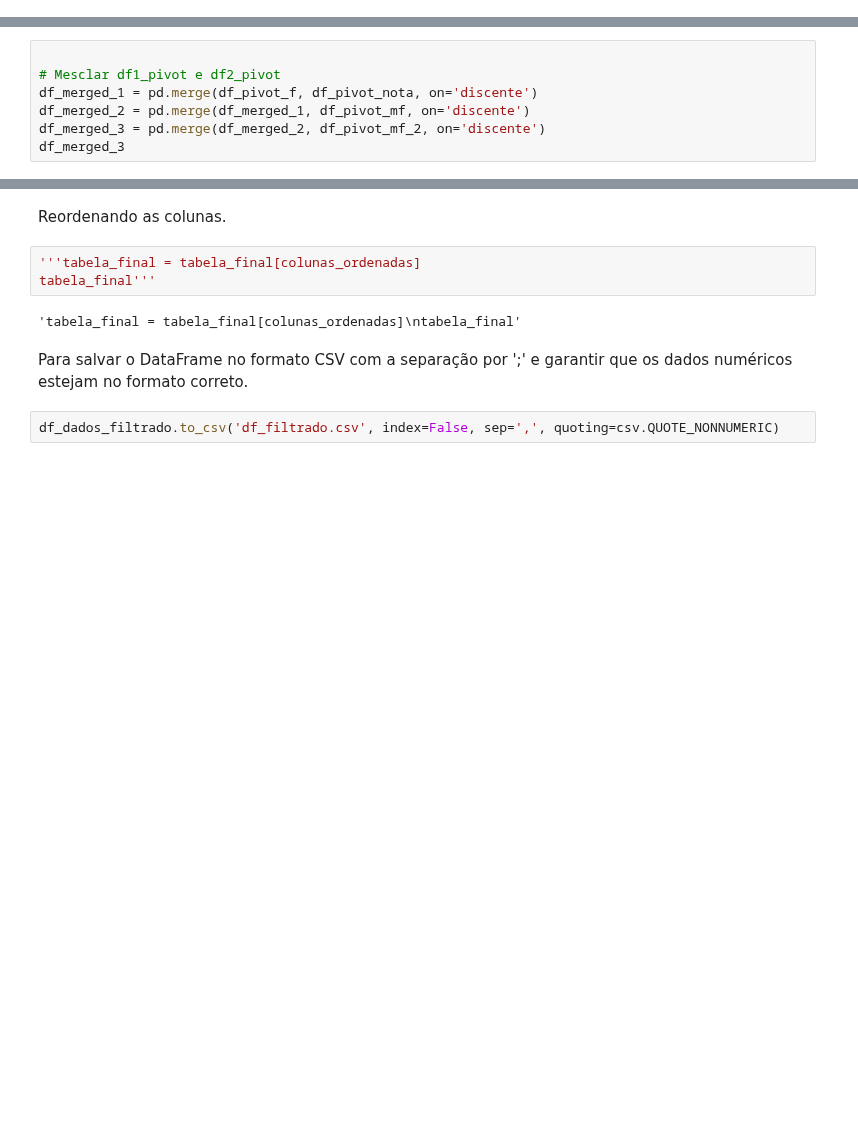
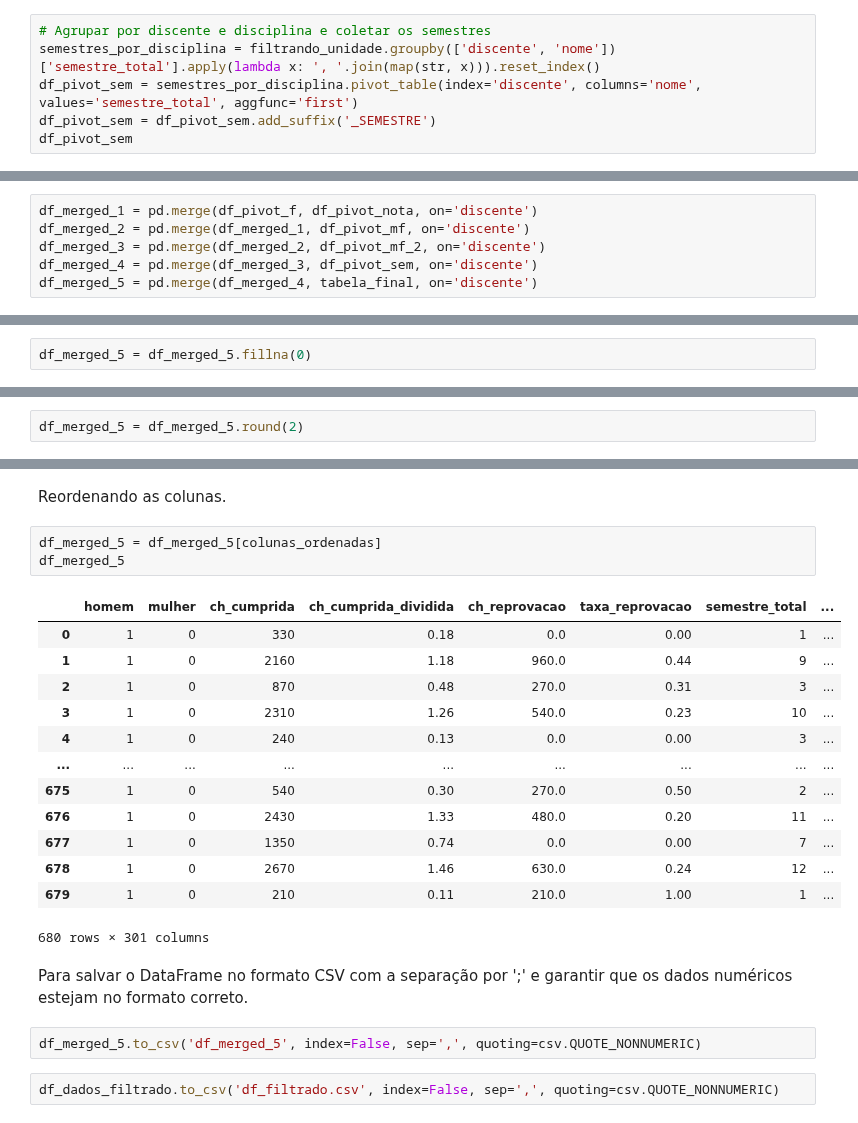
Before and after one commit to wanessabezerra/dataframe-bsi, a Jupyter notebook: dataframe-bsi/dados-extraidos.ipynb, the cells around one changed output, grey strips where cells are left out. Cells and saved outputs as stored; diff of their text form; blank space fills up the shorter version.

```diff
--- a/dataframe-bsi/dados-extraidos.ipynb
+++ b/dataframe-bsi/dados-extraidos.ipynb
@@ -692,0 +693,6 @@ df_pivot_mf_2 = df_pivot_mf_2.add_suffix('_MEDIA2')
+# %%
+# Agrupar por discente e disciplina e coletar os semestres
+semestres_por_disciplina = filtrando_unidade.groupby(['discente', 'nome'])['semestre_total'].apply(lambda x: ', '.join(map(str, x))).reset_index()
+df_pivot_sem = semestres_por_disciplina.pivot_table(index='discente', columns='nome', values='semestre_total', aggfunc='first')
+df_pivot_sem = df_pivot_sem.add_suffix('_SEMESTRE')
+df_pivot_sem
@@ -693,7 +714,6 @@ df_pivot_mf_2 = df_pivot_mf_2.add_suffix('_MEDIA2')
 # %%
-
-# Mesclar df1_pivot e df2_pivot
 df_merged_1 = pd.merge(df_pivot_f, df_pivot_nota, on='discente')
 df_merged_2 = pd.merge(df_merged_1, df_pivot_mf, on='discente')
 df_merged_3 = pd.merge(df_merged_2, df_pivot_mf_2, on='discente')
-df_merged_3
+df_merged_4 = pd.merge(df_merged_3, df_pivot_sem, on='discente')
+df_merged_5 = pd.merge(df_merged_4, tabela_final, on='discente')
@@ -714,0 +742,2 @@ df_merged_3
+# %%
+df_merged_5 = df_merged_5.fillna(0)
@@ -715,2 +746,4 @@ df_merged_3
+# %%
+df_merged_5 = df_merged_5.round(2)
 # %% [markdown]
 Mudando a ordem das colunas.
@@ -717,12 +1045,26 @@ Mudando a ordem das colunas.
 # %% [markdown]
 Reordenando as colunas.
-# %%
-'''tabela_final = tabela_final[colunas_ordenadas]
-tabela_final'''
-# %% [output]
-'tabela_final = tabela_final[colunas_ordenadas]\ntabela_final'
+# %%
+df_merged_5 = df_merged_5[colunas_ordenadas]
+df_merged_5
+# %% [output]
+|  | homem | mulher | ch_cumprida | ch_cumprida_dividida | ch_reprovacao | taxa_reprovacao | semestre_total | ... |
+| 0 | 1 | 0 | 330 | 0.18 | 0.0 | 0.00 | 1 | ... |
+| 1 | 1 | 0 | 2160 | 1.18 | 960.0 | 0.44 | 9 | ... |
+| 2 | 1 | 0 | 870 | 0.48 | 270.0 | 0.31 | 3 | ... |
+| 3 | 1 | 0 | 2310 | 1.26 | 540.0 | 0.23 | 10 | ... |
+| 4 | 1 | 0 | 240 | 0.13 | 0.0 | 0.00 | 3 | ... |
+| ... | ... | ... | ... | ... | ... | ... | ... | ... |
+| 675 | 1 | 0 | 540 | 0.30 | 270.0 | 0.50 | 2 | ... |
+| 676 | 1 | 0 | 2430 | 1.33 | 480.0 | 0.20 | 11 | ... |
+| 677 | 1 | 0 | 1350 | 0.74 | 0.0 | 0.00 | 7 | ... |
+| 678 | 1 | 0 | 2670 | 1.46 | 630.0 | 0.24 | 12 | ... |
+| 679 | 1 | 0 | 210 | 0.11 | 210.0 | 1.00 | 1 | ... |
+680 rows × 301 columns
 # %% [markdown]
 Para salvar o DataFrame no formato CSV com a separação por ';' e garantir que os dados numéricos estejam no formato correto.
+# %%
+df_merged_5.to_csv('df_merged_5', index=False, sep=',', quoting=csv.QUOTE_NONNUMERIC)
 # %%
 df_dados_filtrado.to_csv('df_filtrado.csv', index=False, sep=',', quoting=csv.QUOTE_NONNUMERIC)
 # %%
```
Also changed, not shown: parts of 28 cells of this notebook.
